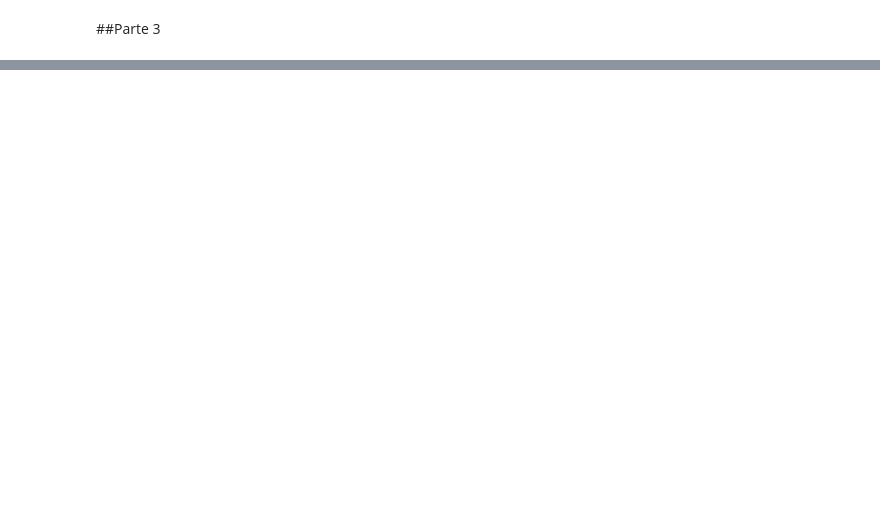
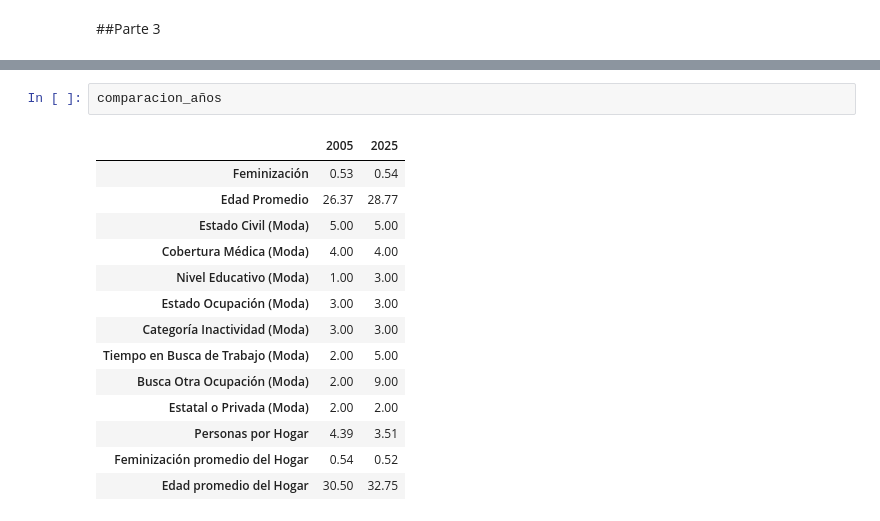
Before and after one commit to davidjjj14082000-png/BigDataUBA-Grupo-1, a Jupyter notebook: TP2/tp_2_pate_1_ej_2_a_b(completado)_(3).ipynb, the cells around one changed output, grey strips where cells are left out. Drawn from its saved outputs; the diff is of its cells as text; blank space fills up the shorter version.

```diff
--- a/TP2/tp_2_pate_1_ej_2_a_b(completado)_(3).ipynb
+++ b/TP2/tp_2_pate_1_ej_2_a_b(completado)_(3).ipynb
@@ -951,0 +915,17 @@ FileNotFoundError: [Errno 2] No such file or directory: 'tabla_adulto_equiv.xlsx
+# %%
+comparacion_años
+# %% [output]
+|  | 2005 | 2025 |
+| Feminización | 0.53 | 0.54 |
+| Edad Promedio | 26.37 | 28.77 |
+| Estado Civil (Moda) | 5.00 | 5.00 |
+| Cobertura Médica (Moda) | 4.00 | 4.00 |
+| Nivel Educativo (Moda) | 1.00 | 3.00 |
+| Estado Ocupación (Moda) | 3.00 | 3.00 |
+| Categoría Inactividad (Moda) | 3.00 | 3.00 |
+| Tiempo en Busca de Trabajo (Moda) | 2.00 | 5.00 |
+| Busca Otra Ocupación (Moda) | 2.00 | 9.00 |
+| Estatal o Privada (Moda) | 2.00 | 2.00 |
+| Personas por Hogar | 4.39 | 3.51 |
+| Feminización promedio del Hogar | 0.54 | 0.52 |
+| Edad promedio del Hogar | 30.50 | 32.75 |
```
Also changed, not shown: parts of 31 cells of this notebook.
